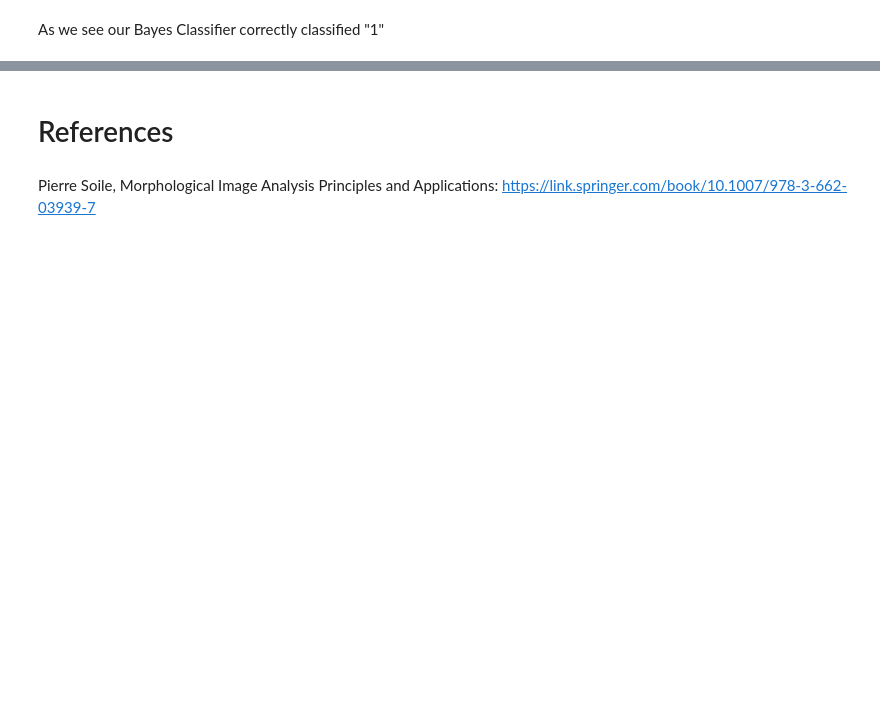
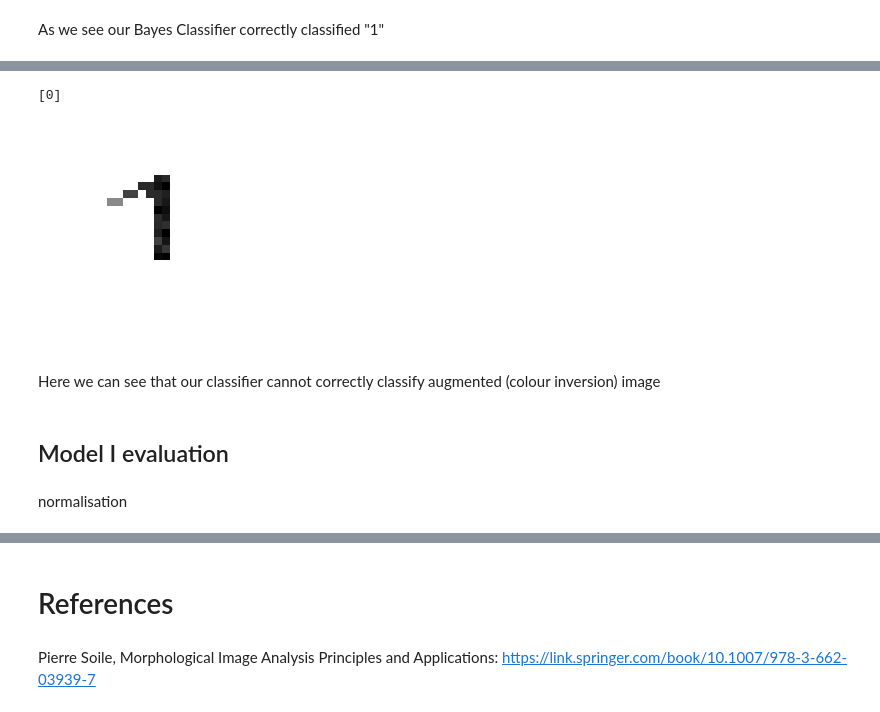
Before and after one commit to PatrickDabkowski/Classifier_Model, a Jupyter notebook: Image Classifier Visualization and Documentation.ipynb, the cells around one changed output, grey strips where cells are left out. Saved outputs shown, nothing was run; the diff lists cells and outputs as text; code cells hidden in the pictures; blank space fills up the shorter version.

```diff
--- a/Image Classifier Visualization and Documentation.ipynb
+++ b/Image Classifier Visualization and Documentation.ipynb
@@ -199,0 +237,12 @@ As we see our Bayes Classifier incorrectly classified "0"
+# %%
+plt.imshow(aug_1, cmap='gray')
+plt.axis('off')
+y_pred = Bayesian.predict(aug_1.reshape(784).reshape(1, -1))
+print(y_pred)
+# %% [output]
+[0]
+[figure, added]
+# %% [markdown]
+Here we can see that our classifier cannot correctly classify augmented (colour inversion) image
+# %% [markdown]
+## Model I evaluation
@@ -199,0 +252,2 @@ As we see our Bayes Classifier incorrectly classified "0"
+# %% [markdown]
+normalisation
```
Also changed, not shown: parts of 29 cells of this notebook, 1 other file.
